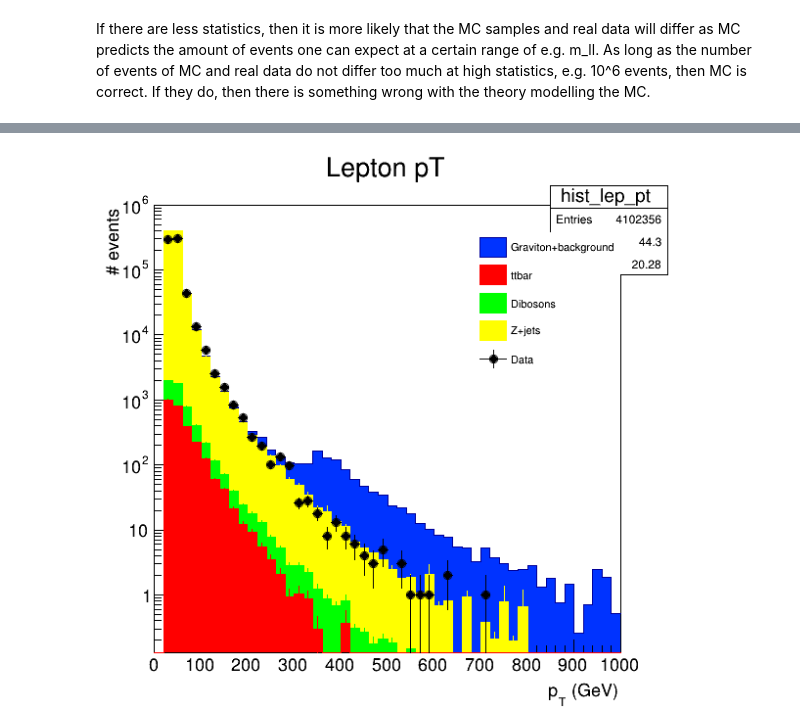
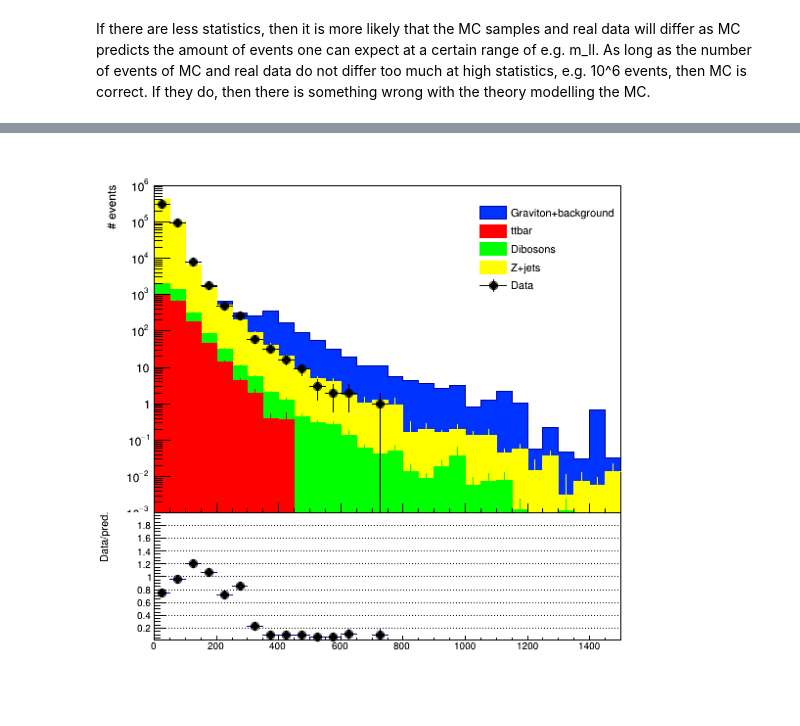
Before and after one commit to elisabethchr/OpenData-analysis, a Jupyter notebook: Dilepton_analysis_graviton_13TeV.ipynb, the cells around one changed output, grey strips where cells are left out. Saved outputs shown, nothing was run; the diff lists cells and outputs as text; code cells hidden in the pictures.

```diff
--- a/Dilepton_analysis_graviton_13TeV.ipynb
+++ b/Dilepton_analysis_graviton_13TeV.ipynb
@@ -622,8 +742,17 @@ hist_lep_pt_d->SetMarkerColor(kBlack);
 # %%
 hist_lep_pt_sb->SetFillColor(860); //kAzure
 # %%
+C->SetTicks(1, 1);
+C->SetLeftMargin(0.13);
+
+p5->SetLogy();
+p5->SetBottomMargin(1e-5);
+p5->Draw();
+p5->cd();
+
 hist_lep_pt_sb->Draw("hist");
 hist_lep_pt_sb->SetMaximum(1E6);
+hist_lep_pt_sb->SetMinimum(1e-3);
 hist_lep_pt_sb->GetYaxis()->SetTitle("# events");
 hist_lep_pt_sb->GetYaxis()->SetTitleOffset(1.3);
 hist_lep_pt_sb->GetXaxis()->SetTitle("p_{T} (GeV)");
@@ -631,12 +760,39 @@ hist_lep_pt_sb->GetXaxis()->SetTitleOffset(1.3);
 stack_lep_pt->Draw("same AH");
 hist_lep_pt_d->Draw("same e");
 leg->Draw();
-C->Draw();
+//C->Draw();
 
-/*
-natural to also include ratio of events between data/MC --> Add another pad to the canvas including this!
-*/
+p5->Update();
+p5->RedrawAxis();
+
+C->cd();
-# %% [output]
-[figure, removed]
+# %%
+p6->Draw();
+p6->cd();
+p6->SetGridy();
+
+hist_pt_r->SetMaximum(1.99);
+hist_pt_r->SetMinimum(0.01);
+hist_pt_r->GetYaxis()->SetTitle("Data/pred.");
+hist_pt_r->GetYaxis()->SetTitleSize(0.06);
+hist_pt_r->GetYaxis()->SetLabelSize(0.055);
+hist_pt_r->GetXaxis()->SetLabelSize(0.055);
+hist_pt_r->SetMarkerStyle(kFullCircle);
+hist_pt_r->SetMarkerColor(kBlack);
+hist_pt_r->SetTitle("");
+hist_pt_r->Draw("0PZ");
+//hist_mll_r->GetYaxis()->SetTitle("Data/pred.");
+
+p6->SetTopMargin(1e-5);
+p6->SetBottomMargin(0.35);
+p6->Update();
+p6->RedrawAxis();
+
+C->cd();
+C->Update();
+C->Draw();
+//C->Print("test.pdf")
+# %% [output]
+[figure, added]
 # %%
 //cout << "Dibosons H_met: " << H_met.GetEntries() << " entries"<< endl;
```
Also changed, not shown: parts of 20 cells of this notebook.
